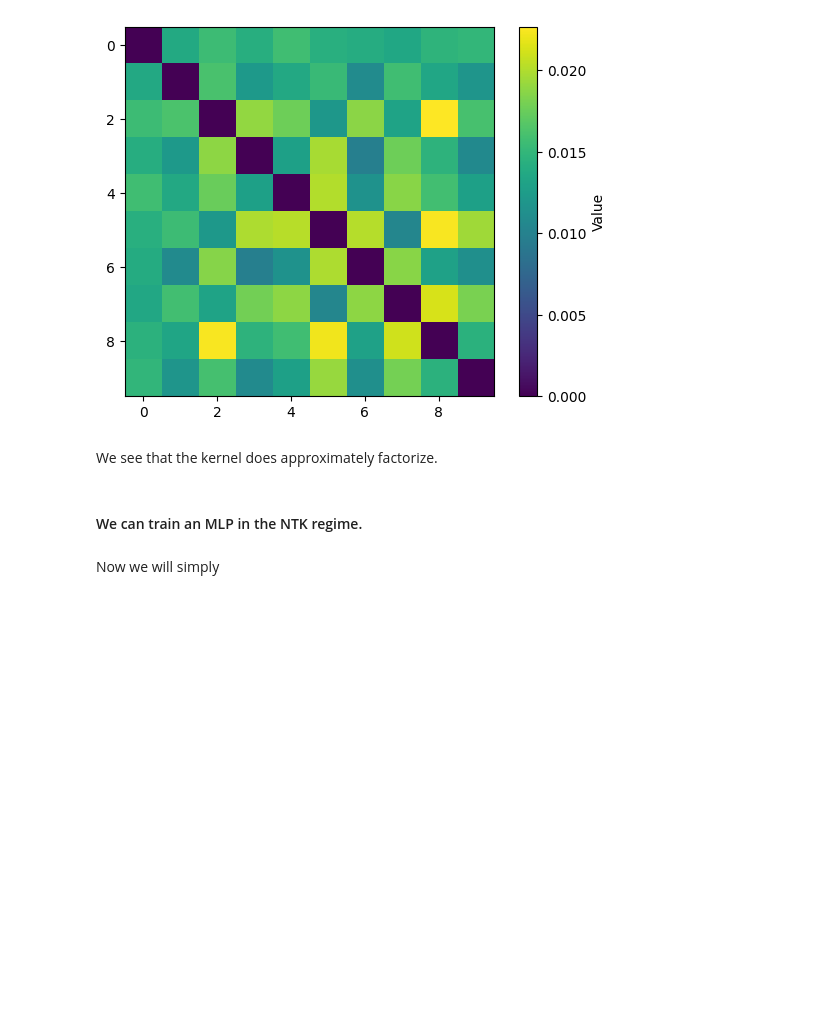
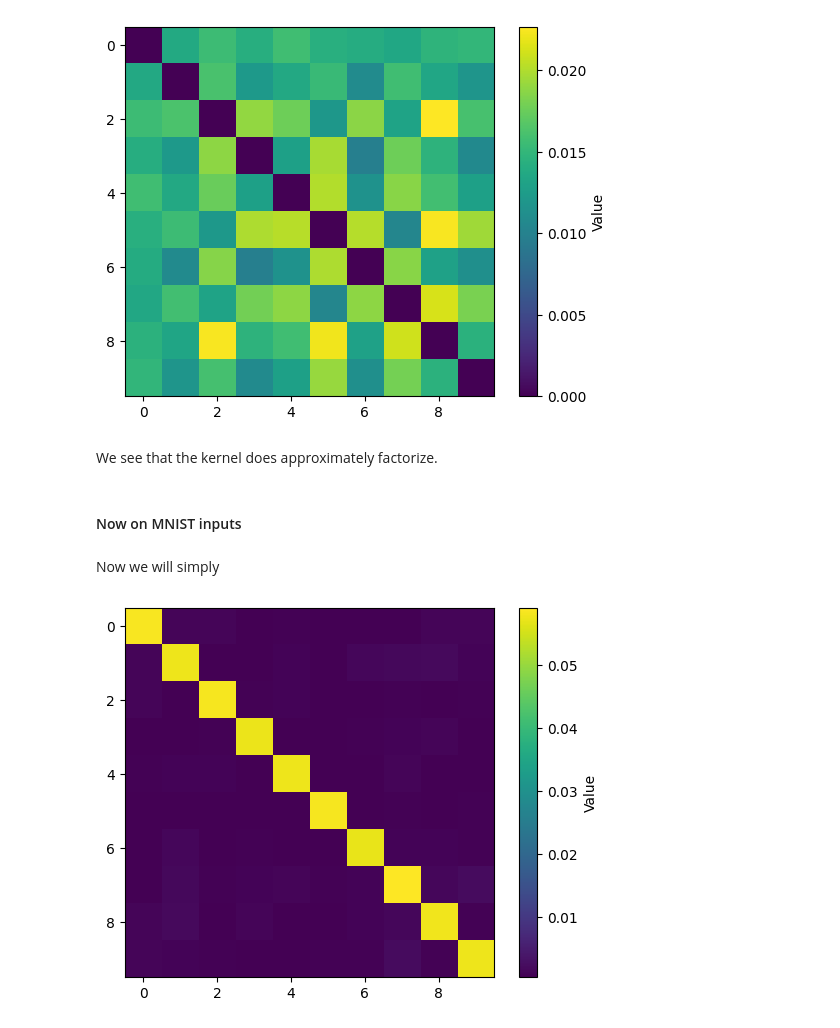
Before and after one commit to aaronjhf/Linear-Models, a Jupyter notebook: NTK_factorization.ipynb, the cells around one changed output. Cells and saved outputs as stored; diff of their text form; code cells hidden in the pictures; blank space fills up the shorter version.

Commit message:
Added NTK factorization for MNIST and spec

```diff
--- a/NTK_factorization.ipynb
+++ b/NTK_factorization.ipynb
@@ -94,7 +96,16 @@ plt.show()
 [figure]
 # %% [markdown]
 We see that the kernel does approximately factorize.
-# %% [markdown]
-#### We can train an MLP in the NTK regime.
+# %% [markdown]
+#### Now on MNIST inputs
 # %% [markdown]
 Now we will simply
+# %%
+# Example usage
+x_batch = Xtr[:100]  # Example batch of inputs
+ntk_matrix = compute_ntk(m, x_batch)
+plt.imshow([[torch.linalg.matrix_norm(ntk_matrix[i, j], ord='fro').item() for i in range(10)] for j in range(10)])
+plt.colorbar(label='Value')
+plt.show()
+# %% [output]
+[figure, added]
```
Also changed, not shown: parts of 3 cells of this notebook, 1 other file.
